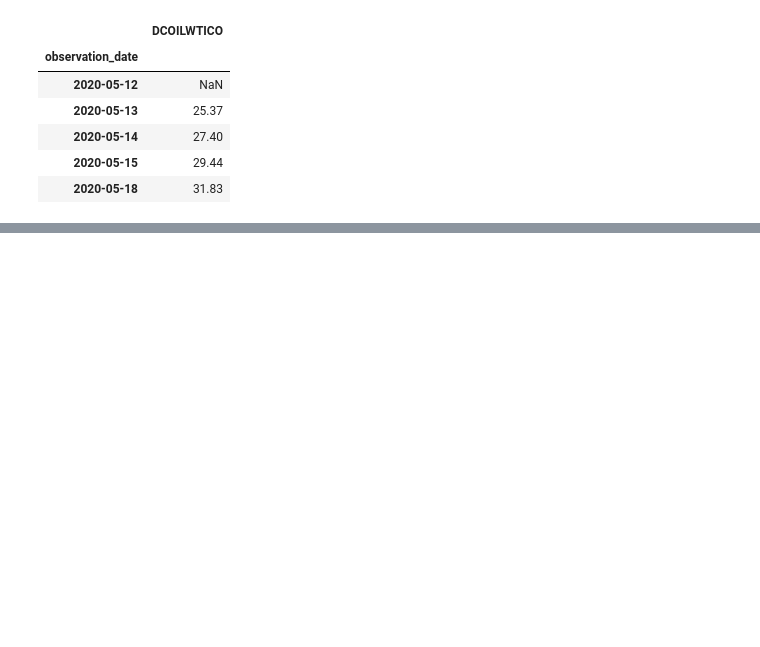
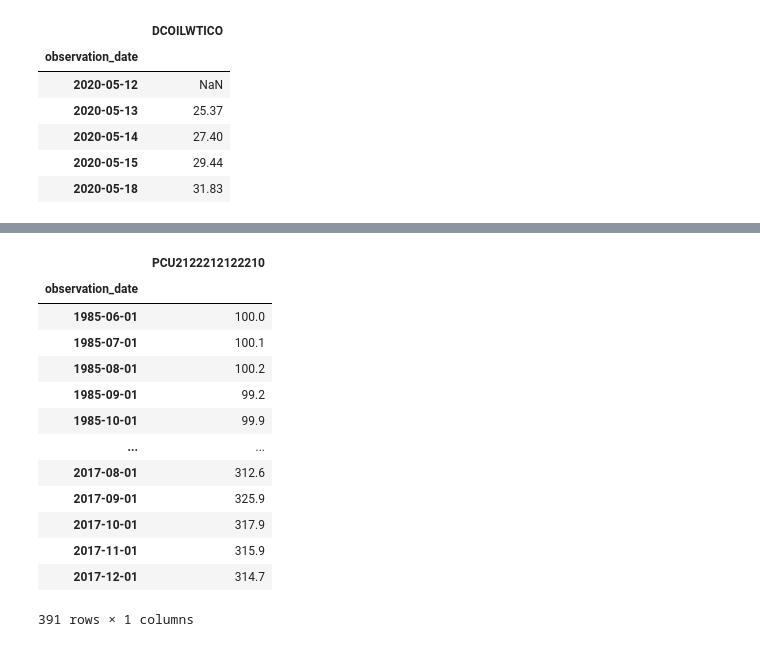
Before and after one commit to reuven/oreilly-2025-05May-pandas, a Jupyter notebook: OReilly - 2025-05May-19.ipynb, the cells around one changed output, grey strips where cells are left out. Drawn from its saved outputs; the diff is of its cells as text; code cells hidden in the pictures; blank space fills up the shorter version.

```diff
--- a/OReilly - 2025-05May-19.ipynb
+++ b/OReilly - 2025-05May-19.ipynb
@@ -1512,0 +1534,17 @@ df.head()
+# %%
+gold_df
+# %% [output]
+|  | PCU2122212122210 |
+| observation_date |  |
+| 1985-06-01 | 100.0 |
+| 1985-07-01 | 100.1 |
+| 1985-08-01 | 100.2 |
+| 1985-09-01 | 99.2 |
+| 1985-10-01 | 99.9 |
+| ... | ... |
+| 2017-08-01 | 312.6 |
+| 2017-09-01 | 325.9 |
+| 2017-10-01 | 317.9 |
+| 2017-11-01 | 315.9 |
+| 2017-12-01 | 314.7 |
+391 rows × 1 columns
```
Also changed, not shown: parts of 4 cells of this notebook.
